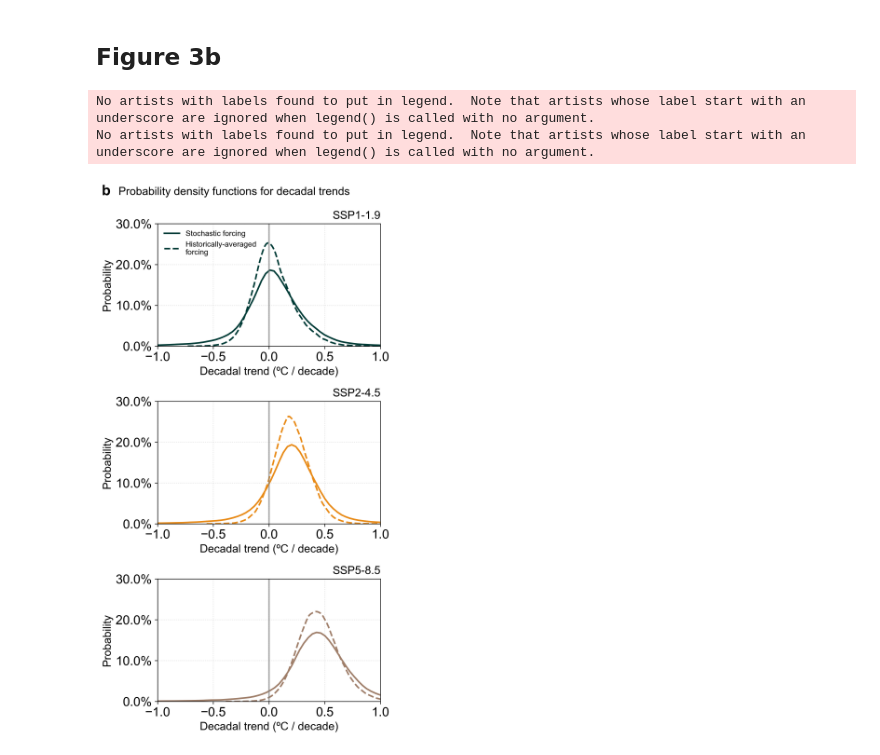
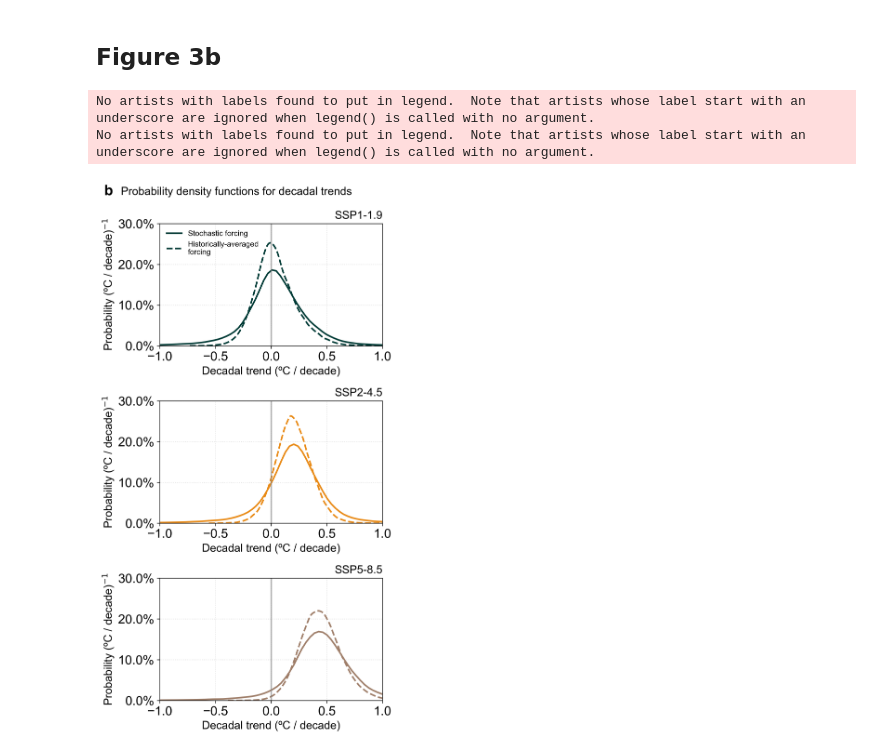
Before and after one commit to maychim/Stochastic-volc-FAIR, a Jupyter notebook: Figure3.ipynb, the cells around one changed output. Cells and saved outputs as stored; diff of their text form; code cells hidden in the pictures.

Commit message:
Update figure label

```diff
--- a/Figure3.ipynb
+++ b/Figure3.ipynb
@@ -197,32 +197,32 @@ sns.kdeplot(decadal_trend_moving_df2_ssp585*10, shade = False, common_norm = Fal
 sns.kdeplot(decadal_trend_moving_dn_ssp119*10, shade = False, common_norm = False, lw = 2, vertical = False,ax=ax1, ls = '--',
             color = color[0],label = 'Historically-averaged\nforcing')
 sns.kdeplot(decadal_trend_moving_dn_ssp245*10, shade = False, vertical = False, lw = 2, ax=ax2,ls = '--',
             color = color[1])
 sns.kdeplot(decadal_trend_moving_dn_ssp585*10, shade = False, vertical = False, lw = 2, ax=ax3,ls = '--',
             color = color[2])
 
 ax1.text(-1.5,3.7,'b', fontsize=18, fontweight='bold')
 ax1.text(-1.35,3.7,'Probability density functions for decadal trends', fontsize=14)
 
 
 for ax in (ax1,ax2,ax3):
     binwidth = 0.1
     ax.yaxis.set_major_formatter(PercentFormatter(1 / binwidth))
-    ax.set_ylabel('Probability', fontsize = 14)
+    ax.set_ylabel('Probability (ºC / decade)$^{-1}$', fontsize = 14)
     ax.set_xlim(-1,1)
     ax.set_ylim(0,3)
     ax.set_xlabel('Decadal trend (ºC / decade)', fontsize = 14)
     ax.legend(fontsize = 9.5, frameon=False, loc = 'upper left')
     ax.grid(axis='both', color = 'lightgrey', alpha = 0.8, ls = 'dotted')
     ax.vlines(x=0, ymin=0, ymax=3, color = 'grey', lw = 2, alpha = 0.6)
 
 ax1.set_title('SSP1-1.9', loc = 'right', fontsize = 14)
 ax2.set_title('SSP2-4.5', loc = 'right', fontsize = 14)
 ax3.set_title('SSP5-8.5', loc = 'right', fontsize = 14)
 
 
 plt.savefig('Figure3b.pdf', format = 'pdf')
 # %% [output]
 No artists with labels found to put in legend.  Note that artists whose label start with an underscore are ignored when legend() is called with no argument.
 No artists with labels found to put in legend.  Note that artists whose label start with an underscore are ignored when legend() is called with no argument.
-[figure, old version]
+[figure, new version]
```
